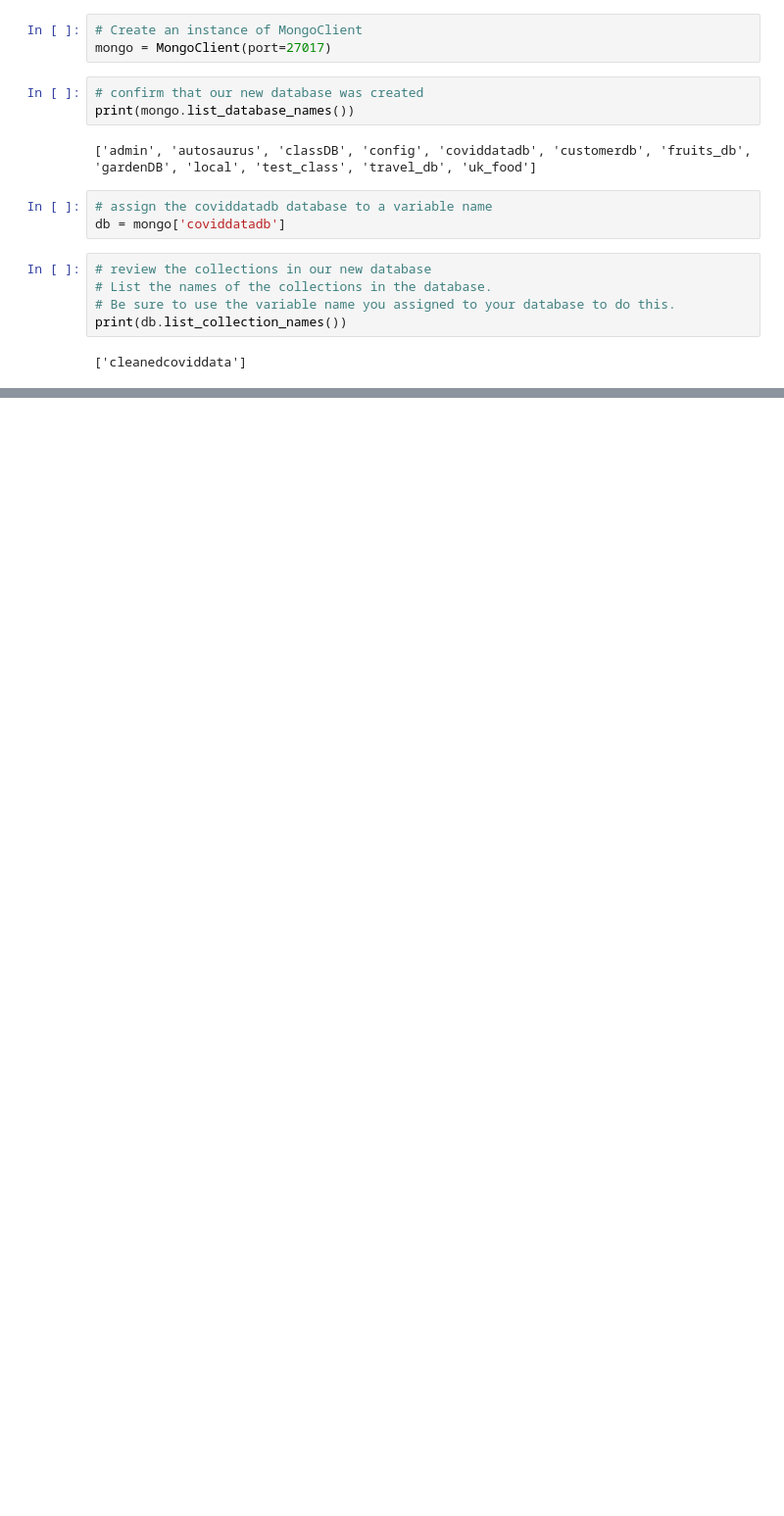
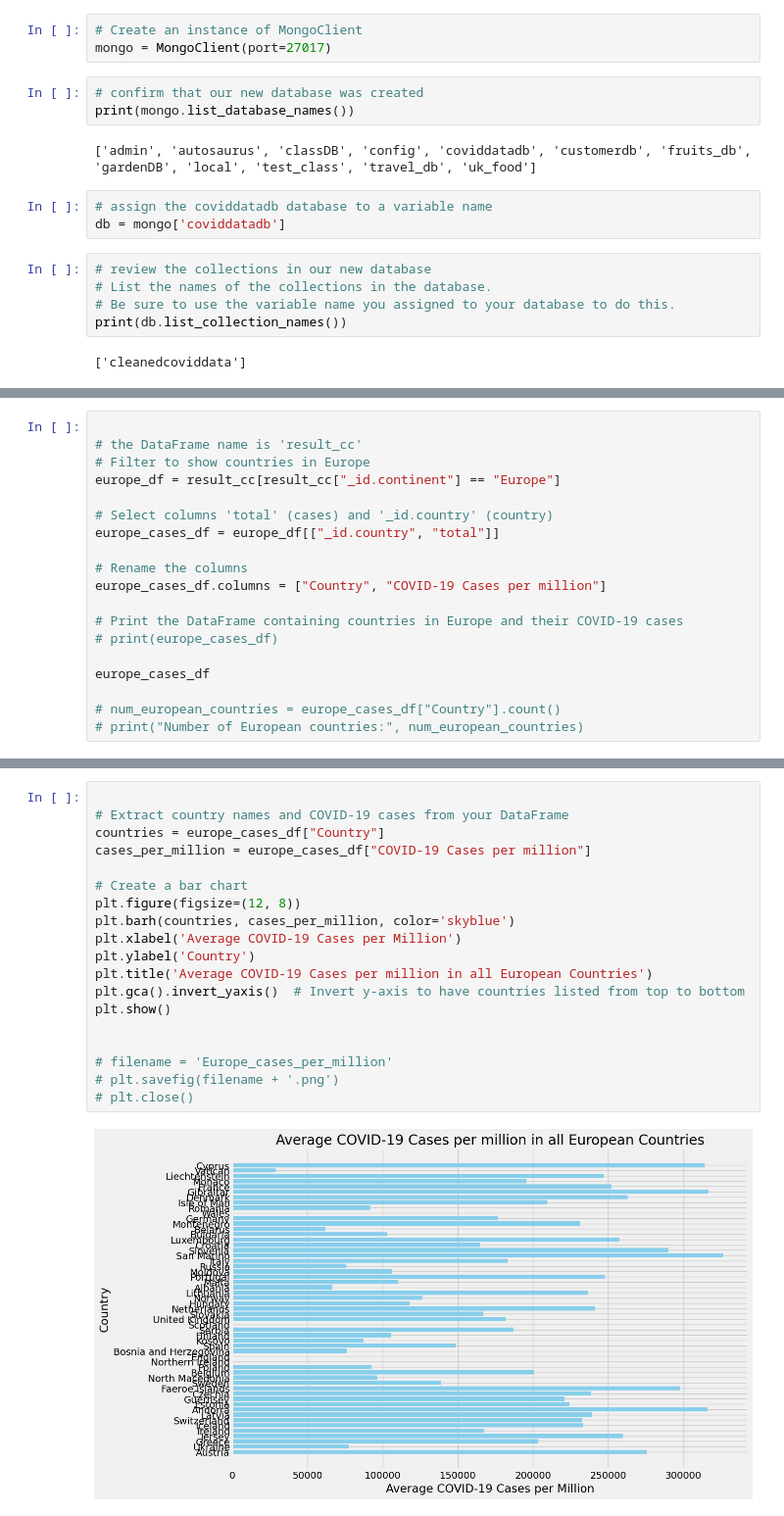
Before and after one commit to yasarsabir/Project-3, a Jupyter notebook: Queries.ipynb, the cells around one changed output, grey strips where cells are left out. Shown at 98% size. Saved outputs shown, nothing was run; the diff lists cells and outputs as text; blank space fills up the shorter version.

```diff
--- a/Queries.ipynb
+++ b/Queries.ipynb
@@ -132,0 +334,19 @@ pprint(establishments.find_one(query))
+# %%
+
+# the DataFrame name is 'result_cc'
+# Filter to show countries in Europe
+europe_df = result_cc[result_cc["_id.continent"] == "Europe"]
+
+# Select columns 'total' (cases) and '_id.country' (country)
+europe_cases_df = europe_df[["_id.country", "total"]]
+
+# Rename the columns
+europe_cases_df.columns = ["Country", "COVID-19 Cases per million"]
+
+# Print the DataFrame containing countries in Europe and their COVID-19 cases
+# print(europe_cases_df)
+
+europe_cases_df
+
+# num_european_countries = europe_cases_df["Country"].count()
+# print("Number of European countries:", num_european_countries)
@@ -132,0 +371,21 @@ pprint(establishments.find_one(query))
+# %%
+
+# Extract country names and COVID-19 cases from your DataFrame
+countries = europe_cases_df["Country"]
+cases_per_million = europe_cases_df["COVID-19 Cases per million"]
+
+# Create a bar chart
+plt.figure(figsize=(12, 8))
+plt.barh(countries, cases_per_million, color='skyblue')
+plt.xlabel('Average COVID-19 Cases per Million')
+plt.ylabel('Country')
+plt.title('Average COVID-19 Cases per million in all European Countries')
+plt.gca().invert_yaxis()  # Invert y-axis to have countries listed from top to bottom
+plt.show()
+
+
+# filename = 'Europe_cases_per_million'
+# plt.savefig(filename + '.png')
+# plt.close()
+# %% [output]
+[figure, added]
```
Also changed, not shown: parts of 59 cells of this notebook, 39 other files.
